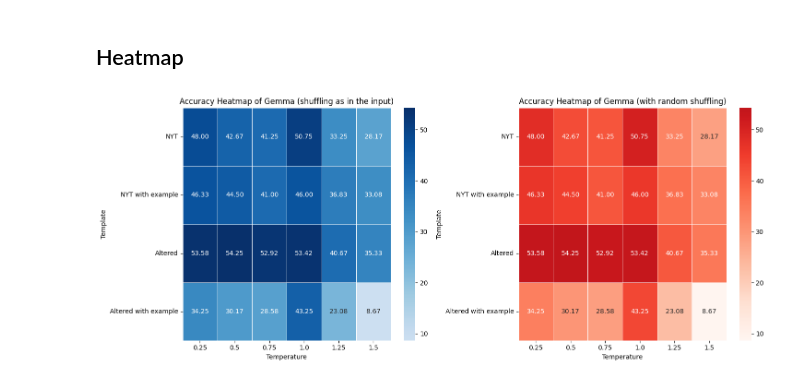
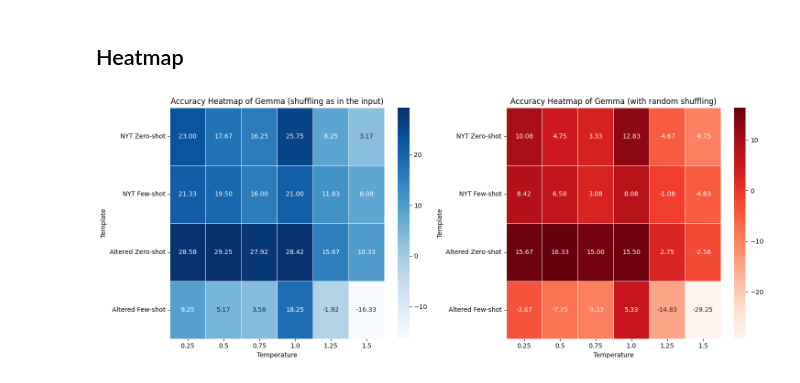
Before and after one commit to aylinkarapanar/benchmark, a Jupyter notebook: Gemma_connections_benchmark.ipynb, the cells around one changed output. Cells and saved outputs as stored; diff of their text form; code cells hidden in the pictures.

```diff
--- a/Gemma_connections_benchmark.ipynb
+++ b/Gemma_connections_benchmark.ipynb
@@ -114,7 +133,7 @@ def process_data(data_df, temperature_value, template_format):
         #Try block to handle potential exceptions during the chain invocation
         try:
             #Invoke the chain with the shuffled list of members
-            llm_grouping = chain.invoke({"question": row_members}) # or {}
+            llm_grouping = chain.invoke({"question": row_members}) or {}
 
             #If the grouping is a list which not the desired format, return an empty dataframe
             if isinstance(llm_grouping, list):
@@ -381,43 +406,43 @@ print(random_shuffling_score)
 # %%
 # Define your custom labels
 custom_labels = {
-    'template_NYT': 'NYT',
-    'template_NYT_example': 'NYT with example',
-    'template_altered': 'Altered',
-    'template_altered_example': 'Altered with example'
+    'template_NYT': 'NYT Zero-shot',
+    'template_NYT_example': 'NYT Few-shot',
+    'template_altered': 'Altered Zero-shot',
+    'template_altered_example': 'Altered Few-shot'
 }
 
 cmap1 = sns.color_palette("Blues", as_cmap=True)
 cmap2 = sns.color_palette("Reds", as_cmap=True)
 
 # Side-by-side heatmaps
 fig, axes = plt.subplots(1, 2, figsize=(15, 6))
 
 # Round the accuracy percentages
 accuracy_df_numeric = accuracy_df.astype(float)
 accuracy_df_rounded = accuracy_df_numeric.round(3)
 
 # Compare the df to the shuffling with seed
-sns.heatmap(accuracy_df_rounded, annot=True, fmt=".2f", cmap=cmap1, center=same_shuffling_score, linewidths=.5, ax=axes[0])
+sns.heatmap(accuracy_df_rounded - same_shuffling_score, annot=True, fmt=".2f", cmap=cmap1, linewidths=.5, ax=axes[0])
 axes[0].set_title('Accuracy Heatmap of Gemma (shuffling as in the input)')
 axes[0].set_xlabel('Temperature')
 axes[0].set_ylabel('Template')
 
 # Compare it to the random shuffling
-sns.heatmap(accuracy_df_rounded, annot=True, fmt=".2f", cmap=cmap2, center=random_shuffling_score, linewidths=.5, ax=axes[1])
+sns.heatmap(accuracy_df_rounded - random_shuffling_score, annot=True, fmt=".2f", cmap=cmap2, linewidths=.5, ax=axes[1])
 axes[1].set_title('Accuracy Heatmap of Gemma (with random shuffling)')
 axes[1].set_xlabel('Temperature')
 axes[1].set_ylabel('Template')
 
-# Set custom labels for y-axis
+# Set custom labels for y-axisc
 axes[0].set_yticklabels([custom_labels[label] for label in accuracy_df.index])
 axes[1].set_yticklabels([custom_labels[label] for label in accuracy_df.index])
 
 plt.tight_layout()
 
 output_path = 'drive/My Drive/accuracy_heatmaps.png'
 plt.savefig(output_path)
 
 plt.show()
 # %% [output]
-[figure, old version]
+[figure, new version]
```
Also changed, not shown: parts of 5 cells of this notebook.
